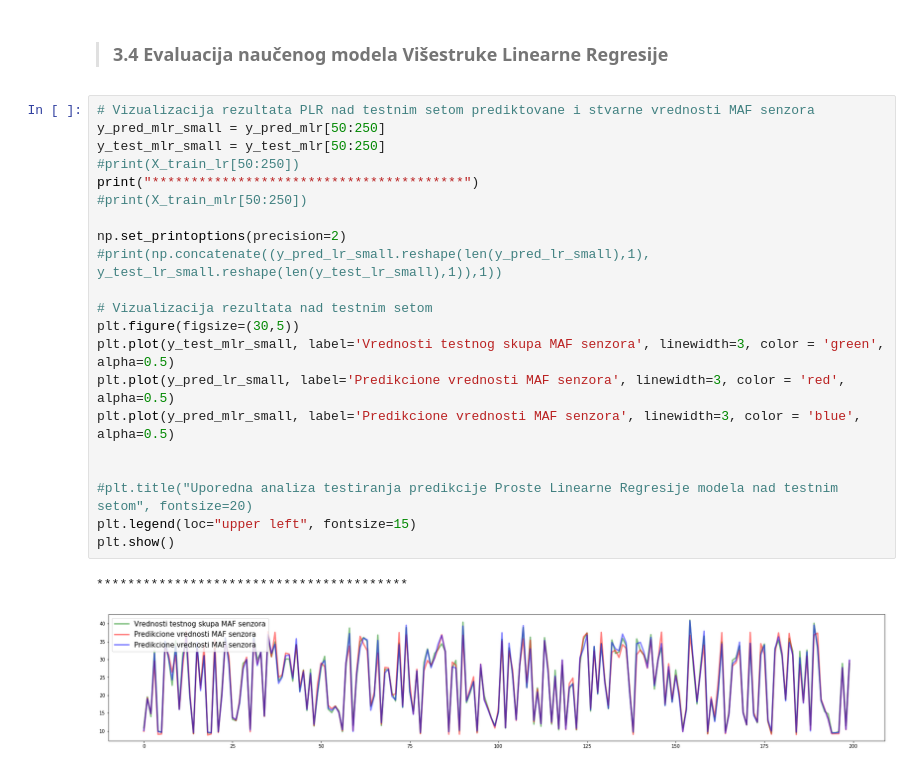
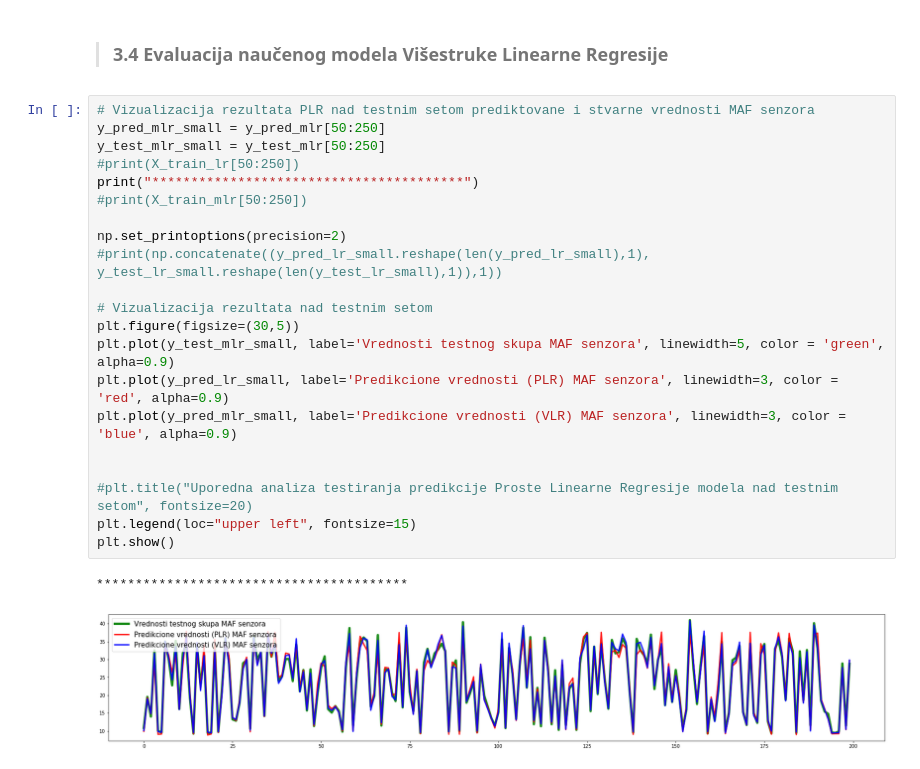
Before and after one commit to Dejan-Cugalj/MASTER-TEZA, a Jupyter notebook: MASTER_TEZA_PLR.ipynb, the cells around one changed output. Cells and saved outputs as stored; diff of their text form.

```diff
--- a/MASTER_TEZA_PLR.ipynb
+++ b/MASTER_TEZA_PLR.ipynb
@@ -556,27 +556,27 @@ R-squared (R^2) = 0.991
 # %%
 # Vizualizacija rezultata PLR nad testnim setom prediktovane i stvarne vrednosti MAF senzora
 y_pred_mlr_small = y_pred_mlr[50:250]
 y_test_mlr_small = y_test_mlr[50:250]
 #print(X_train_lr[50:250])
 print("****************************************")
 #print(X_train_mlr[50:250])
 
 np.set_printoptions(precision=2)
 #print(np.concatenate((y_pred_lr_small.reshape(len(y_pred_lr_small),1), y_test_lr_small.reshape(len(y_test_lr_small),1)),1))
 
 # Vizualizacija rezultata nad testnim setom
 plt.figure(figsize=(30,5))
-plt.plot(y_test_mlr_small, label='Vrednosti testnog skupa MAF senzora', linewidth=3, color = 'green', alpha=0.5)
-plt.plot(y_pred_lr_small, label='Predikcione vrednosti MAF senzora', linewidth=3, color = 'red', alpha=0.5)
-plt.plot(y_pred_mlr_small, label='Predikcione vrednosti MAF senzora', linewidth=3, color = 'blue', alpha=0.5)
+plt.plot(y_test_mlr_small, label='Vrednosti testnog skupa MAF senzora', linewidth=5, color = 'green', alpha=0.9)
+plt.plot(y_pred_lr_small, label='Predikcione vrednosti (PLR) MAF senzora', linewidth=3, color = 'red', alpha=0.9)
+plt.plot(y_pred_mlr_small, label='Predikcione vrednosti (VLR) MAF senzora', linewidth=3, color = 'blue', alpha=0.9)
 
 
 #plt.title("Uporedna analiza testiranja predikcije Proste Linearne Regresije modela nad testnim setom", fontsize=20)
 plt.legend(loc="upper left", fontsize=15)
 plt.show()
 # %% [output]
 ****************************************
-[figure, old version]
+[figure, new version]
 # %%
 plt.figure(figsize=(30,10))
 print(np.max(y_test_mlr_small))
```
Also changed, not shown: parts of 1 cell of this notebook.
